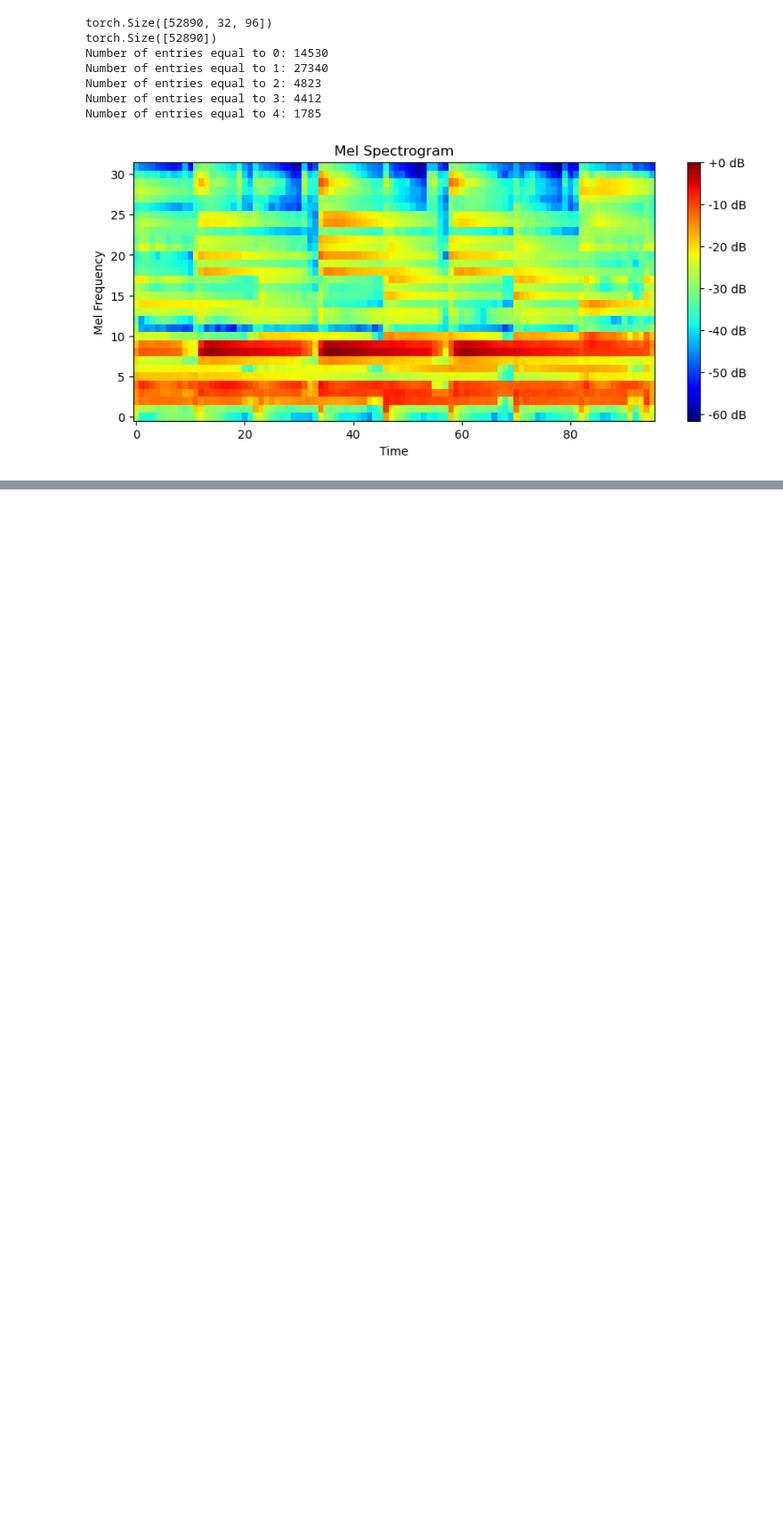
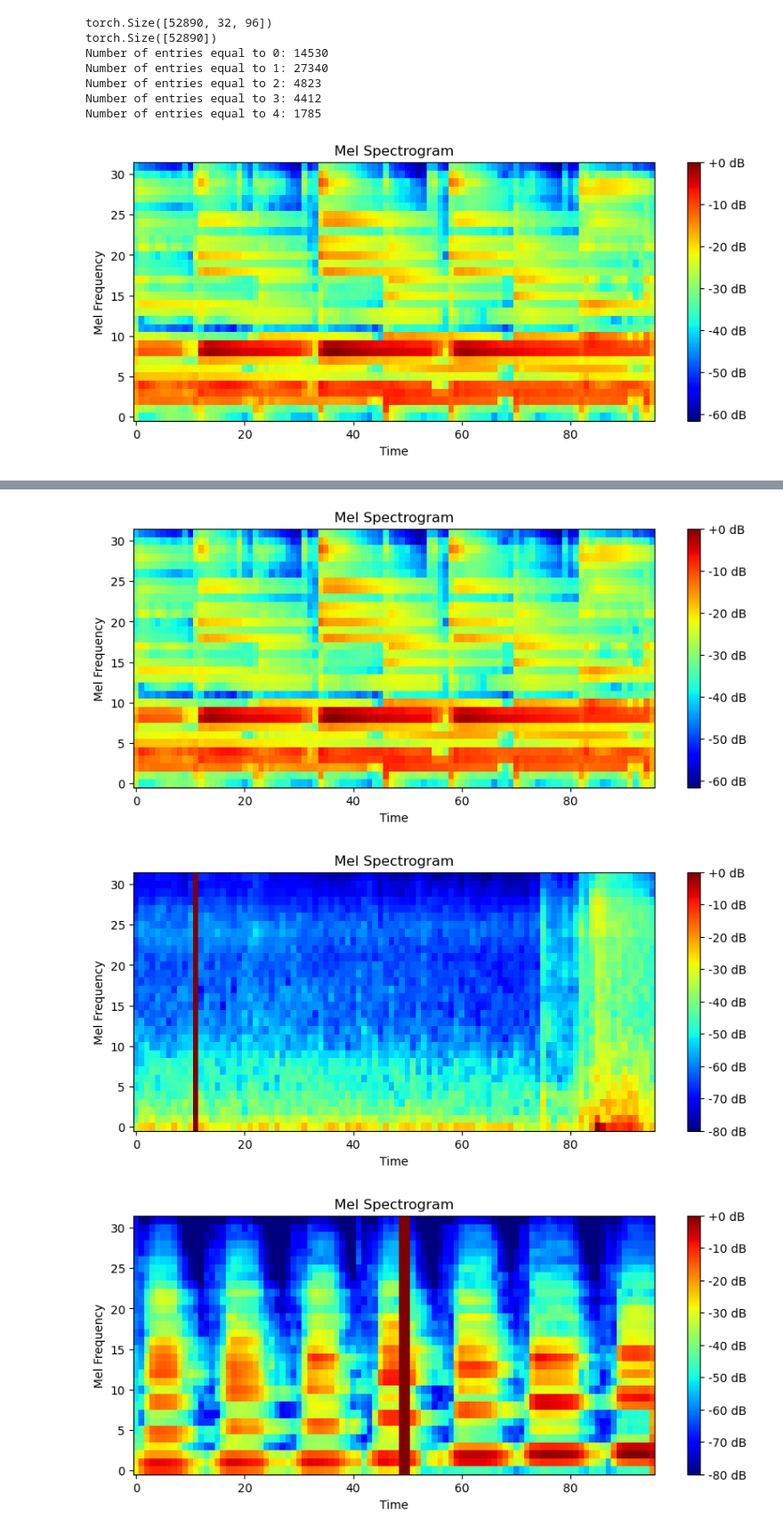
Before and after one commit to hmhauter/audio-explorer, a Jupyter notebook: model.ipynb, the cells around one changed output, grey strips where cells are left out. Shown at 89% size. Cells and saved outputs as stored; diff of their text form; code cells hidden in the pictures; blank space fills up the shorter version.

```diff
--- a/model.ipynb
+++ b/model.ipynb
@@ -116,0 +168,46 @@ Try simple CNN
+# %%
+def augment_time(frame, p):
+  time_masking = T.TimeMasking(time_mask_param = p)
+  augmented_melspec = time_masking(frame)
+  return augmented_melspec
+
+def augment_freq(frame, p):
+  freq_masking = T.FrequencyMasking(freq_mask_param=p)
+  augmented_melspec = freq_masking(frame)
+  return augmented_melspec
+
+
+def spec_augment(original_melspec, num_data,
+                 freq_masking_max = 12,
+                 time_masking_max= 20):
+    # input 3D array
+
+    augmented_melspec = np.empty((0, 32, 96)) #original_melspec.clone()
+    counter = 0
+    leng = original_melspec.shape[0]
+
+    while counter < num_data:
+    # for spec in range(original_melspec.shape[0]):
+      frame = original_melspec[counter%leng,:,:]
+      frame = frame[np.newaxis, :]
+      choice = random.randint(0, 2)
+      p_time = random.randint(5, freq_masking_max)
+      p_freq = random.randint(5, time_masking_max)
+      if choice == 0 or choice == 2:
+        frame = augment_time(frame, p_time)
+      elif choice == 1 or choice == 2:
+        frame = augment_freq(frame, p_freq)
+      augmented_melspec = np.append(augmented_melspec, frame, axis=0)
+      counter += 1
+    return augmented_melspec
+
+# test
+audioDataAugm = spec_augment(audioData[0:10,:,:], 20)
+show_audio(audioDataAugm[0,:,:].reshape(32, 96))
+show_audio(audioDataAugm[1,:,:].reshape(32, 96))
+show_audio(audioDataAugm[2,:,:].reshape(32, 96))
+show_audio(audioDataAugm[19,:,:].reshape(32, 96))
+# %% [output]
+[figure, added]
+[figure, added]
+[figure, added]
```
Also changed, not shown: parts of 32 cells of this notebook, 2 other files.
